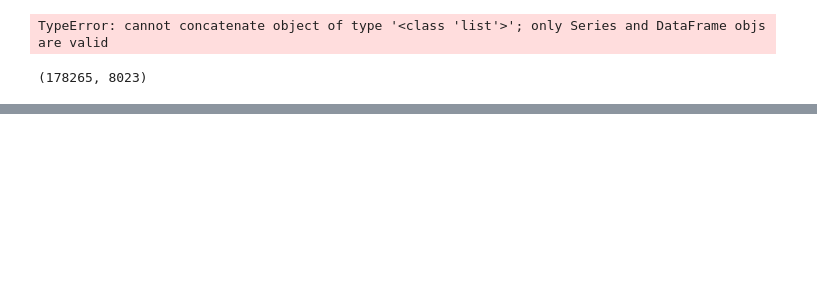
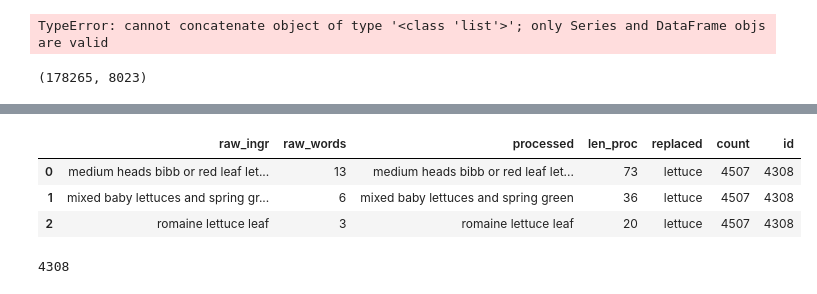
Before and after one commit to heath3conk/make-this, a Jupyter notebook: notebooks/model_recipe_database.ipynb, the cells around one changed output, grey strips where cells are left out. Drawn from its saved outputs; the diff is of its cells as text; code cells hidden in the pictures; blank space fills up the shorter version.

```diff
--- a/notebooks/model_recipe_database.ipynb
+++ b/notebooks/model_recipe_database.ipynb
@@ -155,0 +402,11 @@ flags_df.to_parquet(file_name, engine="pyarrow", compression="gzip")
+# %%
+map_df.head(3)
+# %% [output]
+|  | raw_ingr | raw_words | processed | len_proc | replaced | count | id |
+| 0 | medium heads bibb or red leaf let... | 13 | medium heads bibb or red leaf let... | 73 | lettuce | 4507 | 4308 |
+| 1 | mixed baby lettuces and spring gr... | 6 | mixed baby lettuces and spring green | 36 | lettuce | 4507 | 4308 |
+| 2 | romaine lettuce leaf | 3 | romaine lettuce leaf | 20 | lettuce | 4507 | 4308 |
+# %%
+map_df.loc[map_df["replaced"] == "lettuce"]["id"][0]
+# %% [output]
+4308
```
Also changed, not shown: parts of 62 cells of this notebook, 47 other files.
